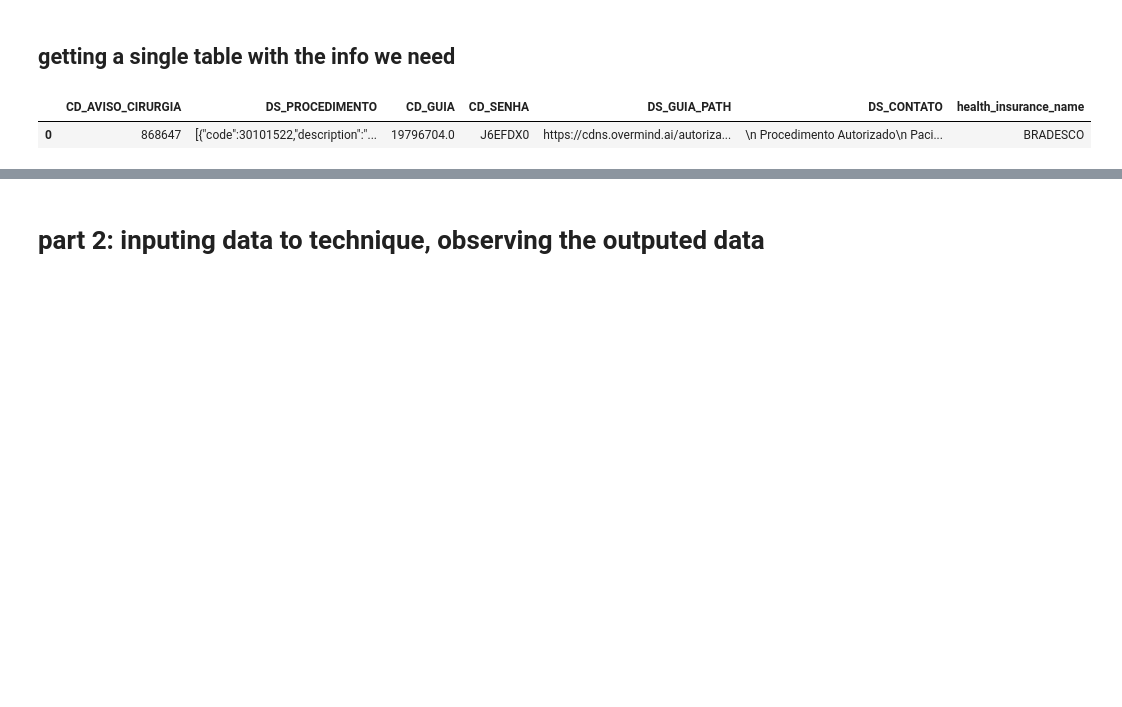
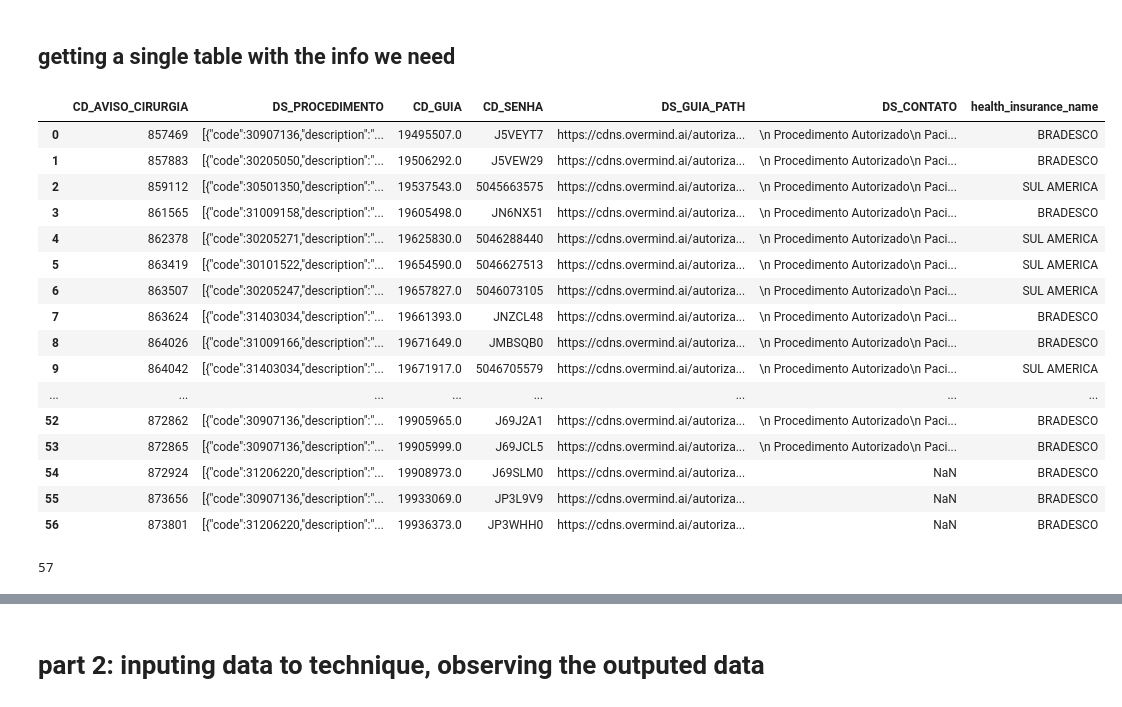
Before and after one commit to joao-thomaz-mle/autorizacoes-api, a Jupyter notebook: POC/05_aut_validation.ipynb, the cells around one changed output, grey strips where cells are left out. Saved outputs shown, nothing was run; the diff lists cells and outputs as text; code cells hidden in the pictures; blank space fills up the shorter version.

Commit message:
feat(workflow-nb-5): full workflow runninf with abas autorizacao and pendentes

```diff
--- a/POC/05_aut_validation.ipynb
+++ b/POC/05_aut_validation.ipynb
@@ -89,14 +92,14 @@ avisos_interest_list_aut, avisos_interest_list_aut_str = extract_avisos_from_tab
     xls=xls,
     tab_name="Autorizados",
     mask_criteria=mask_criteria,
-    limit=15  # No limit for now, but you can set a number like limit=100
+    limit=None  # No limit for now, but you can set a number like limit=100
 )
 
 avisos_interest_list_pendente, avisos_interest_list_pendente_str = extract_avisos_from_tab(
     xls=xls,
     tab_name="Pendentes",
     mask_criteria=mask_criteria,
-    limit=15  # No limit for now, but you can set a number like limit=50
+    limit=None  # No limit for now, but you can set a number like limit=50
 )
 
 # Combine both lists
@@ -233,20 +233,39 @@ merged_df_autorizacao_final = pd.merge(
     merged_df_autorizacao,
     oracle_db_finalizado_df_processed,
     on="CD_AVISO_CIRURGIA",
-    how="inner"
+    how="left"
 )
 
 final_extracted_df = pd.merge(
     merged_df_autorizacao_final,
     maria_db_aviso_cirurgia_df,
     on="CD_AVISO_CIRURGIA",
-    how="inner"
+    how="left"
 )
 # %%
-final_extracted_df.head(3)
+final_extracted_df
 # %% [output]
 |  | CD_AVISO_CIRURGIA | DS_PROCEDIMENTO | CD_GUIA | CD_SENHA | DS_GUIA_PATH | DS_CONTATO | health_insurance_name |
-| 0 | 868647 | [{"code":30101522,"description":"... | 19796704.0 | J6EFDX0 | https://cdns.overmind.ai/autoriza... | \n Procedimento Autorizado\n Paci... | BRADESCO |
+| 0 | 857469 | [{"code":30907136,"description":"... | 19495507.0 | J5VEYT7 | https://cdns.overmind.ai/autoriza... | \n Procedimento Autorizado\n Paci... | BRADESCO |
+| 1 | 857883 | [{"code":30205050,"description":"... | 19506292.0 | J5VEW29 | https://cdns.overmind.ai/autoriza... | \n Procedimento Autorizado\n Paci... | BRADESCO |
+| 2 | 859112 | [{"code":30501350,"description":"... | 19537543.0 | 5045663575 | https://cdns.overmind.ai/autoriza... | \n Procedimento Autorizado\n Paci... | SUL AMERICA |
+| 3 | 861565 | [{"code":31009158,"description":"... | 19605498.0 | JN6NX51 | https://cdns.overmind.ai/autoriza... | \n Procedimento Autorizado\n Paci... | BRADESCO |
+| 4 | 862378 | [{"code":30205271,"description":"... | 19625830.0 | 5046288440 | https://cdns.overmind.ai/autoriza... | \n Procedimento Autorizado\n Paci... | SUL AMERICA |
+| 5 | 863419 | [{"code":30101522,"description":"... | 19654590.0 | 5046627513 | https://cdns.overmind.ai/autoriza... | \n Procedimento Autorizado\n Paci... | SUL AMERICA |
+| 6 | 863507 | [{"code":30205247,"description":"... | 19657827.0 | 5046073105 | https://cdns.overmind.ai/autoriza... | \n Procedimento Autorizado\n Paci... | SUL AMERICA |
+| 7 | 863624 | [{"code":31403034,"description":"... | 19661393.0 | JNZCL48 | https://cdns.overmind.ai/autoriza... | \n Procedimento Autorizado\n Paci... | BRADESCO |
+| 8 | 864026 | [{"code":31009166,"description":"... | 19671649.0 | JMBSQB0 | https://cdns.overmind.ai/autoriza... | \n Procedimento Autorizado\n Paci... | BRADESCO |
+| 9 | 864042 | [{"code":31403034,"description":"... | 19671917.0 | 5046705579 | https://cdns.overmind.ai/autoriza... | \n Procedimento Autorizado\n Paci... | SUL AMERICA |
+| ... | ... | ... | ... | ... | ... | ... | ... |
+| 52 | 872862 | [{"code":30907136,"description":"... | 19905965.0 | J69J2A1 | https://cdns.overmind.ai/autoriza... | \n Procedimento Autorizado\n Paci... | BRADESCO |
+| 53 | 872865 | [{"code":30907136,"description":"... | 19905999.0 | J69JCL5 | https://cdns.overmind.ai/autoriza... | \n Procedimento Autorizado\n Paci... | BRADESCO |
+| 54 | 872924 | [{"code":31206220,"description":"... | 19908973.0 | J69SLM0 | https://cdns.overmind.ai/autoriza... | NaN | BRADESCO |
+| 55 | 873656 | [{"code":30907136,"description":"... | 19933069.0 | JP3L9V9 | https://cdns.overmind.ai/autoriza... | NaN | BRADESCO |
+| 56 | 873801 | [{"code":31206220,"description":"... | 19936373.0 | JP3WHH0 | https://cdns.overmind.ai/autoriza... | NaN | BRADESCO |
+# %%
+len(merged_df_autorizacao)
+# %% [output]
+57
 # %%
 # entering the pdf link, downloading the pdf, adding as another col
 import requests
```
Also changed, not shown: parts of 37 cells of this notebook.
